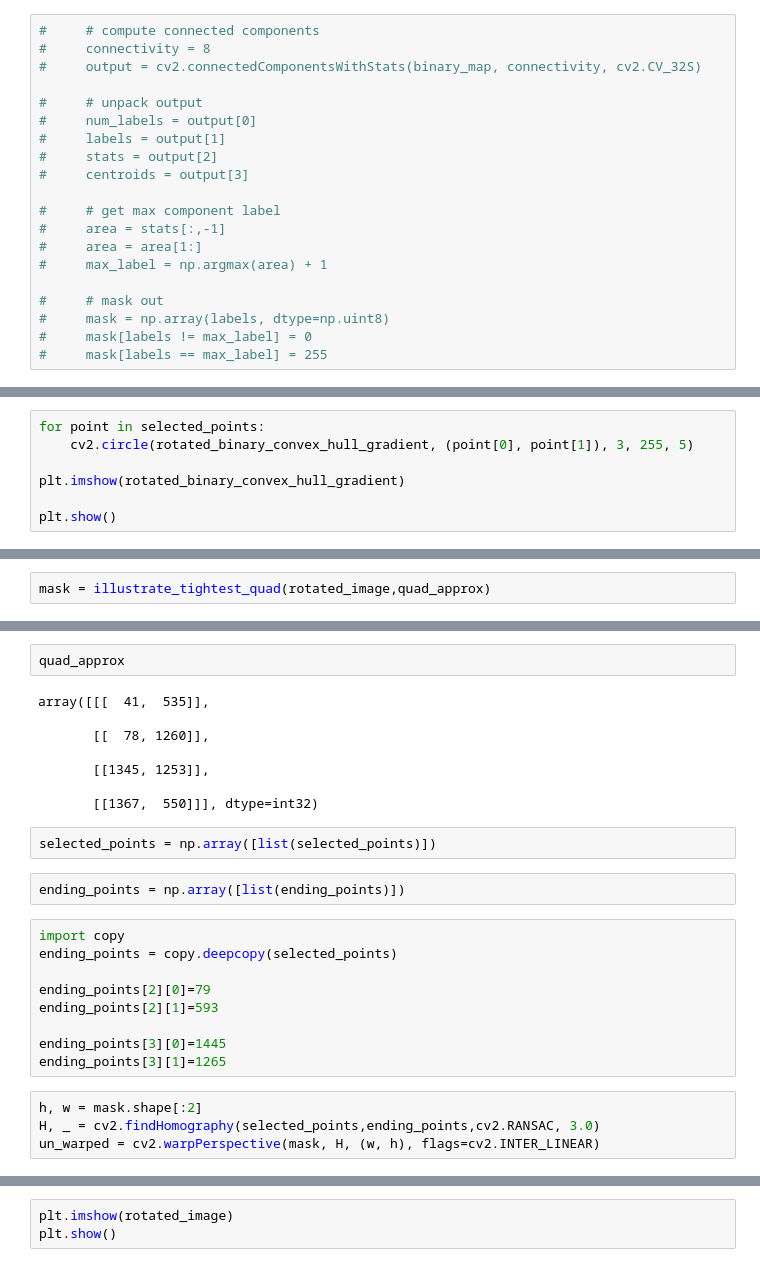
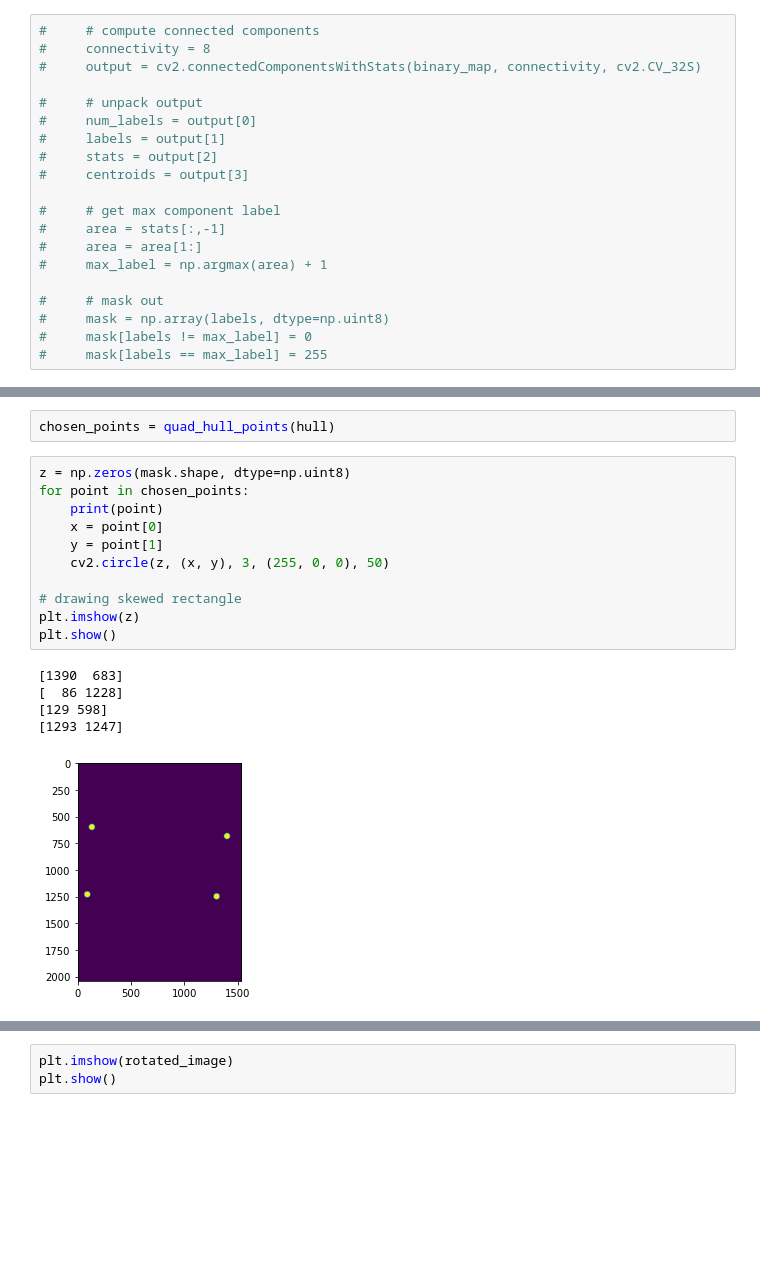
Before and after one commit to jermwatt/pcb_recognizer, a Jupyter notebook: apps/pcb_recognizer_dev/app/preprocess_dev.ipynb, the cells around one changed output, grey strips where cells are left out. Saved outputs shown, nothing was run; the diff lists cells and outputs as text; blank space fills up the shorter version.

```diff
--- a/apps/pcb_recognizer_dev/app/preprocess_dev.ipynb
+++ b/apps/pcb_recognizer_dev/app/preprocess_dev.ipynb
@@ -195,7 +332,0 @@ array([[1445,  593],
-# %%
-for point in selected_points:
-    cv2.circle(rotated_binary_convex_hull_gradient, (point[0], point[1]), 3, 255, 5)
-
-plt.imshow(rotated_binary_convex_hull_gradient)
-
-plt.show()
@@ -286,2 +332,0 @@ quad_approx = find_tightest_quad(rotated_binary_convex_hull)
-# %%
-mask = illustrate_tightest_quad(rotated_image,quad_approx)
@@ -318,27 +333,19 @@ array([[[1445,  593]],
-# %%
-quad_approx
-# %% [output]
-array([[[  41,  535]],
-
-       [[  78, 1260]],
-
-       [[1345, 1253]],
-
-       [[1367,  550]]], dtype=int32)
-# %%
-selected_points = np.array([list(selected_points)])
-# %%
-ending_points = np.array([list(ending_points)])
-# %%
-import copy
-ending_points = copy.deepcopy(selected_points)
-
-ending_points[2][0]=79
-ending_points[2][1]=593
-
-ending_points[3][0]=1445
-ending_points[3][1]=1265
+# %%
+chosen_points = quad_hull_points(hull)
 # %%
-h, w = mask.shape[:2]
-H, _ = cv2.findHomography(selected_points,ending_points,cv2.RANSAC, 3.0)
-un_warped = cv2.warpPerspective(mask, H, (w, h), flags=cv2.INTER_LINEAR)
+z = np.zeros(mask.shape, dtype=np.uint8)
+for point in chosen_points:
+    print(point)
+    x = point[0]
+    y = point[1]
+    cv2.circle(z, (x, y), 3, (255, 0, 0), 50)
+
+# drawing skewed rectangle
+plt.imshow(z)
+plt.show()
+# %% [output]
+[1390  683]
+[  86 1228]
+[129 598]
+[1293 1247]
+[figure, added]
```
Also changed, not shown: parts of 25 cells of this notebook, 1 other file.
